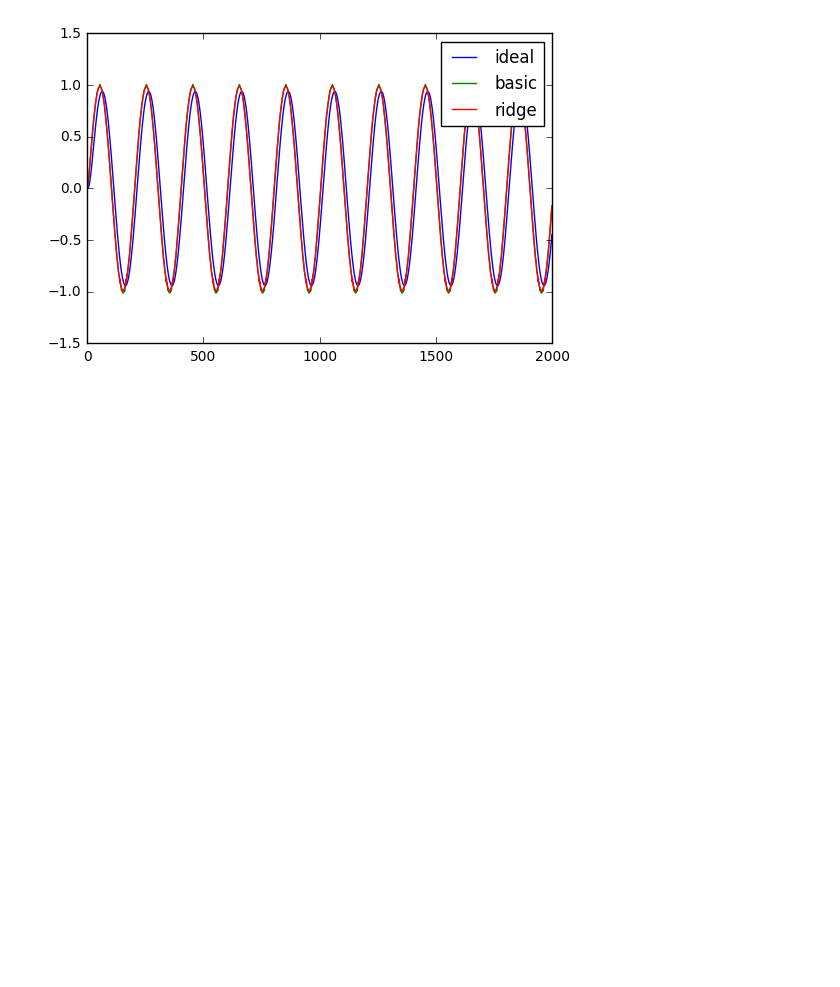
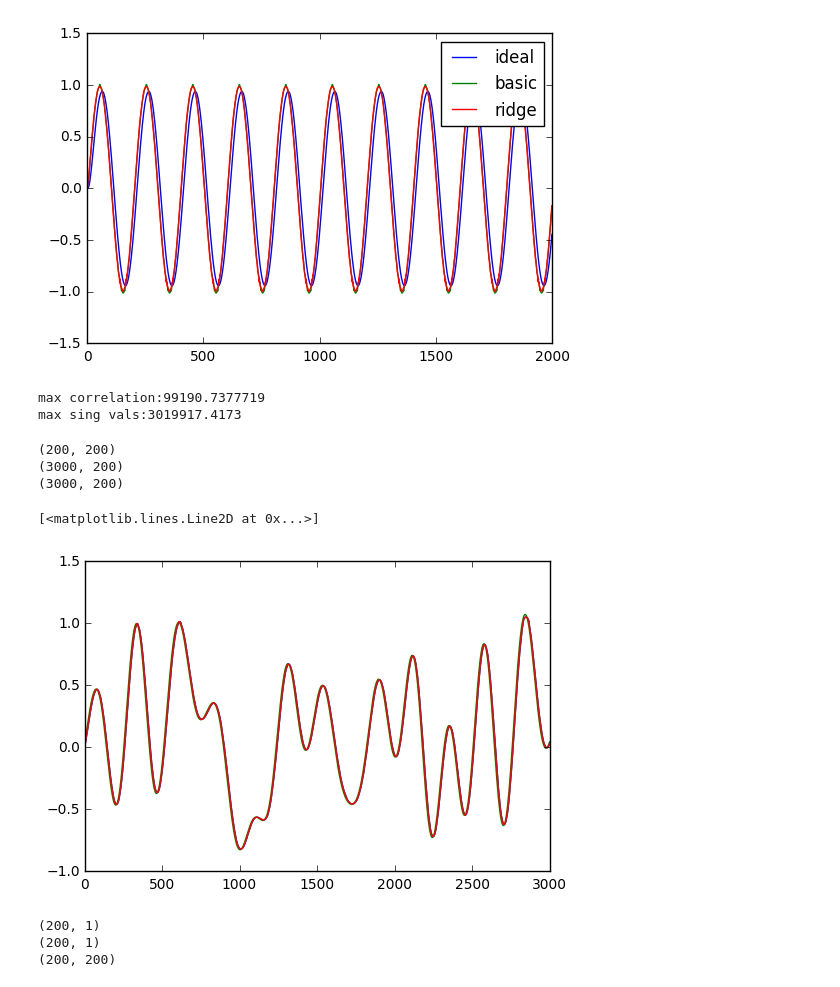
Before and after one commit to Seanny123/nef-conceptors, a Jupyter notebook: solver_test.ipynb, the cells around one changed output. Cells and saved outputs as stored; diff of their text form; code cells hidden in the pictures; blank space fills up the shorter version.

```diff
--- a/solver_test.ipynb
+++ b/solver_test.ipynb
@@ -61,3 +66,37 @@ plt.legend(["ideal", "basic", "ridge"])
 # %% [output]
 <matplotlib.legend.Legend at 0x...>
 [figure]
+# %%
+t_len = sim_train.trange().shape[0]
+r_dat = sim_train.data[p_rates]
+cc = get_conceptors([r_dat], 1, t_len, [10], n_neurons)
+# %% [output]
+max correlation:99190.7377719
+max sing vals:3019917.4173
+# %%
+print(cc[0].shape)
+print(r_dat.shape)
+print(np.dot(r_dat, cc[0].T).shape)
+# %% [output]
+(200, 200)
+(3000, 200)
+(3000, 200)
+# %%
+silly_res = np.dot(np.dot(r_dat, cc[0].T), b_dec)
+# %%
+plt.plot(silly_res)
+plt.plot(sim_train.data[p_target])
+plt.plot(np.dot(r_dat, b_dec))
+# %% [output]
+[<matplotlib.lines.Line2D at 0x...>]
+[figure, added]
+# %%
+print(b_dec.shape)
+print(encoders.shape)
+alt_c = np.dot(b_dec, encoders.T)
+print(alt_c.shape)
+alt_silly = np.dot(np.dot(r_dat, alt_c), b_dec)
+# %% [output]
+(200, 1)
+(200, 1)
+(200, 200)
```
Also changed, not shown: parts of 13 cells of this notebook, 5 other files.
